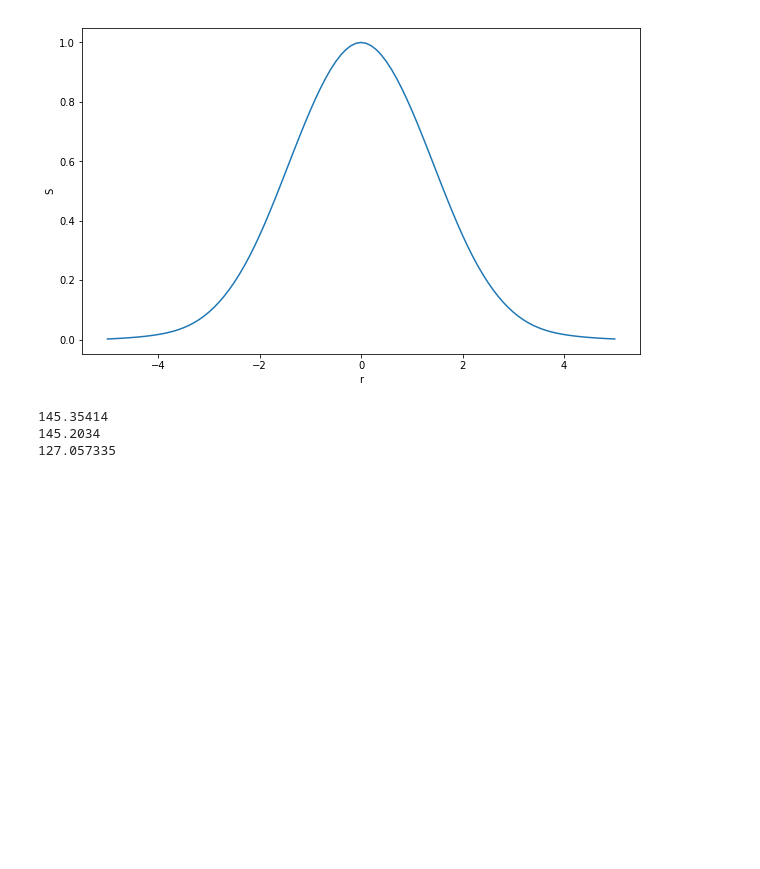
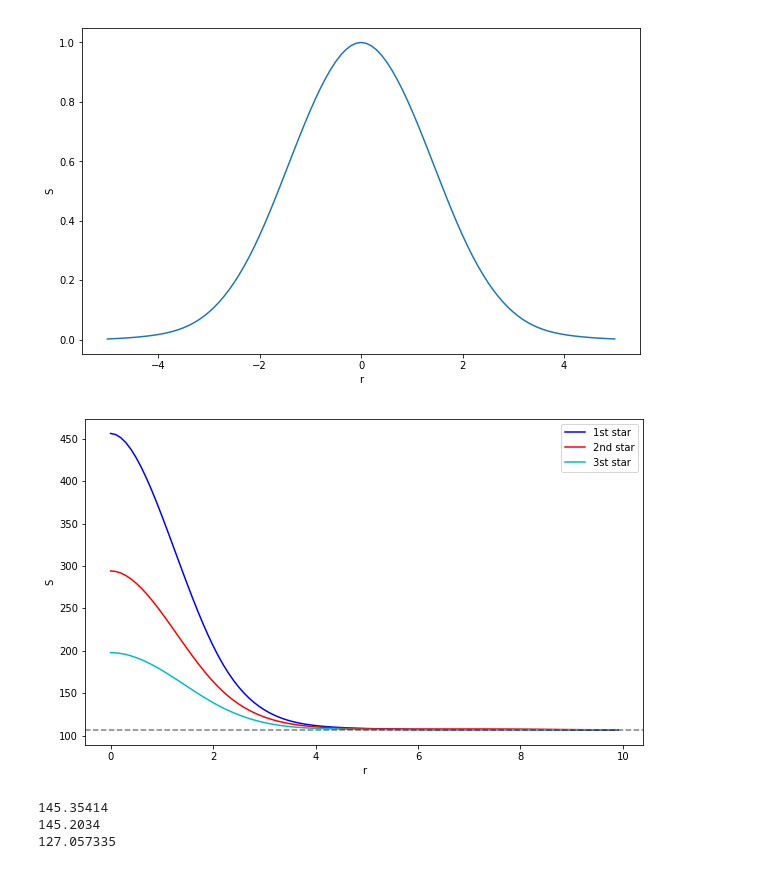
Before and after one commit to Ylllllax/2020_Astro_Statistics, a Jupyter notebook: Practice-1/2 描述函数.ipynb, the cells around one changed output. Drawn from its saved outputs; the diff is of its cells as text; code cells hidden in the pictures; blank space fills up the shorter version.

```diff
--- a/Practice-1/2 描述函数.ipynb
+++ b/Practice-1/2 描述函数.ipynb
@@ -104,22 +104,22 @@ plt.show()
 # 积分得到一维曲线
 
 center = [294, 458]
-S = [data[294, 458]]
-r = [0]
+S1 = [data[294, 458]]
+r1 = [0]
 
 R = 10  # 最大半径
 N = 100  # 取值个数
 for i in range(1, N):
     r_new = i*R/N
-    r.append(r_new)
+    r1.append(r_new)
     def data_func_theta(theta):
         return r_new * new_data_func(center[0] + r_new*np.cos(theta), center[1] + r_new*np.sin(theta))
     S_new = integrate.quad(data_func_theta, 0, 2*np.pi)[0]
-    S.append(S_new/(2*np.pi*r_new))
+    S1.append(S_new/(2*np.pi*r_new))
 
 fig = plt.figure(figsize=(10, 6))
 ax=plt.subplot(111)
-ax.plot(r, S)
+ax.plot(r1, S1)
 ax.set_xlabel('r')
 ax.set_ylabel('S')
 plt.show()
@@ -315,6 +315,21 @@ datalist = {'r':r_source, 'S1':S_list[0], 'S2':S_list[1], 'S3':S_list[2],
             'S1_int':S_int_list[0], 'S2_int':S_int_list[1], 'S3_int':S_int_list[2]}
 test = pd.DataFrame(datalist,columns = ['r','S1','S2','S3','S1_int','S2_int','S3_int'])
 test.to_csv('data_addition.csv')
+# %%
+back_g1 = (back1+back2+back3)/3
+
+fig = plt.figure(figsize=(10, 6))
+ax=plt.subplot(111)
+ax.plot(r1, S1, '-b', label='1st star')
+ax.plot(r2, S2, '-r', label='2nd star')
+ax.plot(r3, S3, '-c', label='3st star')
+ax.axhline(y=back_g1, color='k', alpha=0.5, linestyle='--')
+ax.legend(loc = 'upper right')
+ax.set_xlabel('r')
+ax.set_ylabel('S')
+plt.show()
+# %% [output]
+[figure, added]
 # %%
 # recommend
 
```
Also changed, not shown: parts of 10 cells of this notebook, 4 other files.
